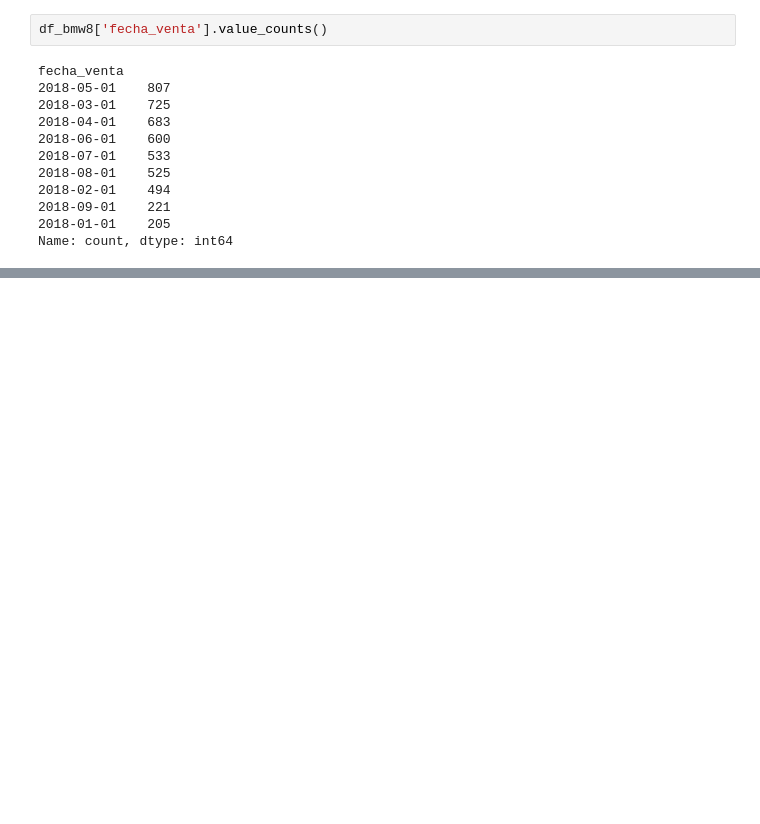
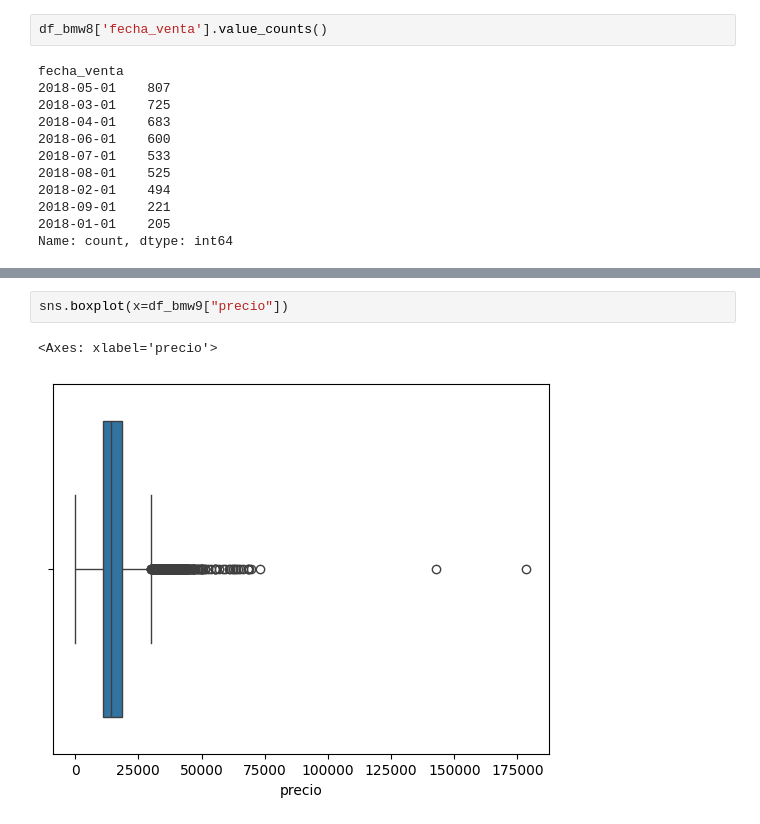
Before and after one commit to tvgtech/BMW_Proj, a Jupyter notebook: Esther_BMW.ipynb, the cells around one changed output, grey strips where cells are left out. Drawn from its saved outputs; the diff is of its cells as text; blank space fills up the shorter version.

```diff
--- a/Esther_BMW.ipynb
+++ b/Esther_BMW.ipynb
@@ -688,0 +761,5 @@ Name: count, dtype: int64
+# %%
+sns.boxplot(x=df_bmw9["precio"])
+# %% [output]
+<Axes: xlabel='precio'>
+[figure, added]
```
Also changed, not shown: parts of 52 cells of this notebook.
